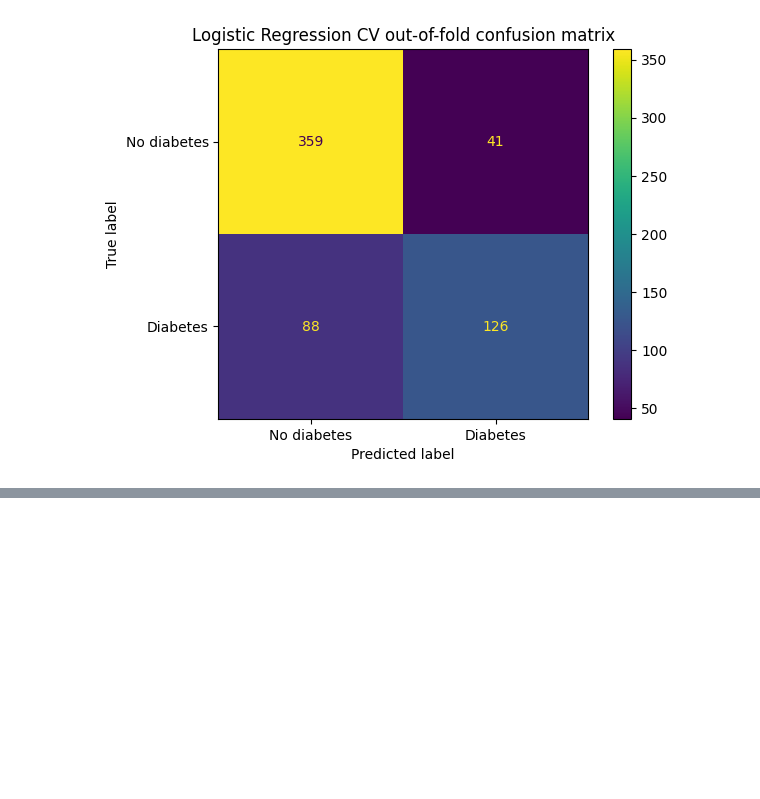
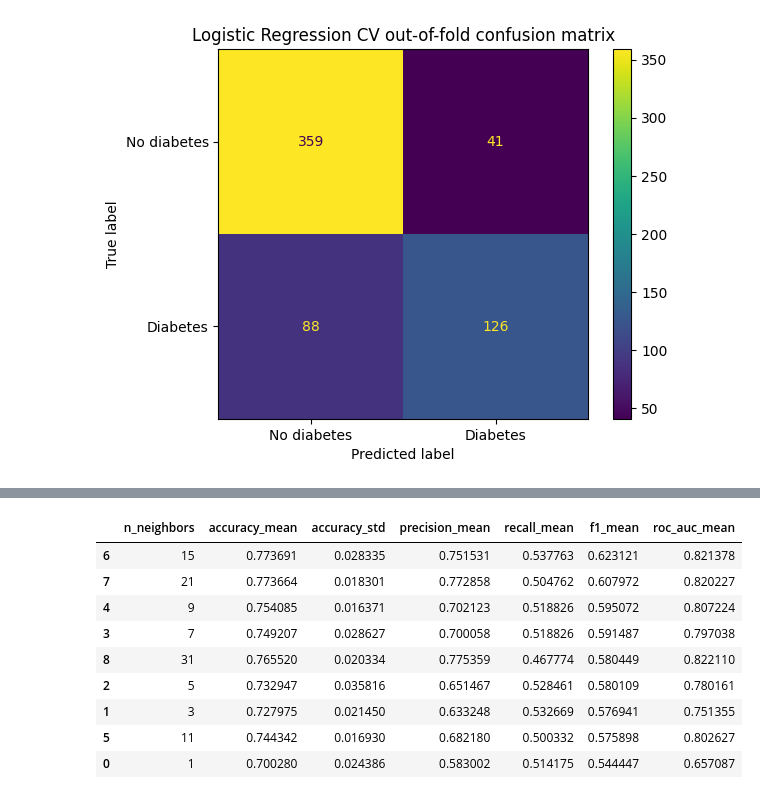
Before and after one commit to manaer6-alt/diabetes_predictions, a Jupyter notebook: notebooks/02_baseline_model.ipynb, the cells around one changed output, grey strips where cells are left out. Cells and saved outputs as stored; diff of their text form; code cells hidden in the pictures; blank space fills up the shorter version.

```diff
--- a/notebooks/02_baseline_model.ipynb
+++ b/notebooks/02_baseline_model.ipynb
@@ -246,0 +335,51 @@ plt.show()
+# %%
+from sklearn.model_selection import cross_validate
+
+k_values = [1, 3, 5, 7, 9, 11, 15, 21, 31]
+
+knn_results = []
+
+for k in k_values:
+    pipeline = Pipeline(
+        steps=[
+            ("zero_handler", FunctionTransformer(handle_suspicious_zeros, validate=False)),
+            ("imputer", SimpleImputer(strategy="median")),
+            ("scaler", StandardScaler()),
+            ("model", KNeighborsClassifier(n_neighbors=k)),
+        ]
+    )
+
+    cv_results = cross_validate(
+        pipeline,
+        X_train,
+        y_train,
+        cv=cv,
+        scoring=scoring,
+        return_train_score=False,
+    )
+
+    row = {
+        "n_neighbors": k,
+        "accuracy_mean": cv_results["test_accuracy"].mean(),
+        "accuracy_std": cv_results["test_accuracy"].std(),
+        "precision_mean": cv_results["test_precision"].mean(),
+        "recall_mean": cv_results["test_recall"].mean(),
+        "f1_mean": cv_results["test_f1"].mean(),
+        "roc_auc_mean": cv_results["test_roc_auc"].mean(),
+    }
+
+    knn_results.append(row)
+
+knn_results_df = pd.DataFrame(knn_results)
+knn_results_df.sort_values("f1_mean", ascending=False)
+# %% [output]
+|  | n_neighbors | accuracy_mean | accuracy_std | precision_mean | recall_mean | f1_mean | roc_auc_mean |
+| 6 | 15 | 0.773691 | 0.028335 | 0.751531 | 0.537763 | 0.623121 | 0.821378 |
+| 7 | 21 | 0.773664 | 0.018301 | 0.772858 | 0.504762 | 0.607972 | 0.820227 |
+| 4 | 9 | 0.754085 | 0.016371 | 0.702123 | 0.518826 | 0.595072 | 0.807224 |
+| 3 | 7 | 0.749207 | 0.028627 | 0.700058 | 0.518826 | 0.591487 | 0.797038 |
+| 8 | 31 | 0.765520 | 0.020334 | 0.775359 | 0.467774 | 0.580449 | 0.822110 |
+| 2 | 5 | 0.732947 | 0.035816 | 0.651467 | 0.528461 | 0.580109 | 0.780161 |
+| 1 | 3 | 0.727975 | 0.021450 | 0.633248 | 0.532669 | 0.576941 | 0.751355 |
+| 5 | 11 | 0.744342 | 0.016930 | 0.682180 | 0.500332 | 0.575898 | 0.802627 |
+| 0 | 1 | 0.700280 | 0.024386 | 0.583002 | 0.514175 | 0.544447 | 0.657087 |
```
Also changed, not shown: parts of 10 cells of this notebook.
